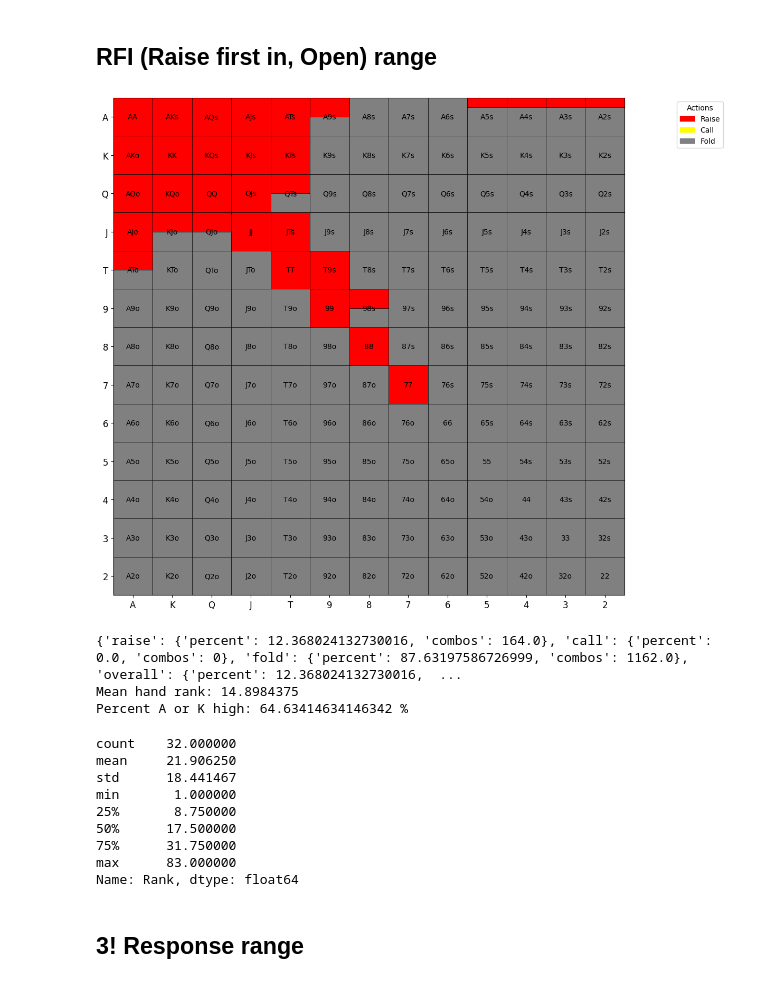
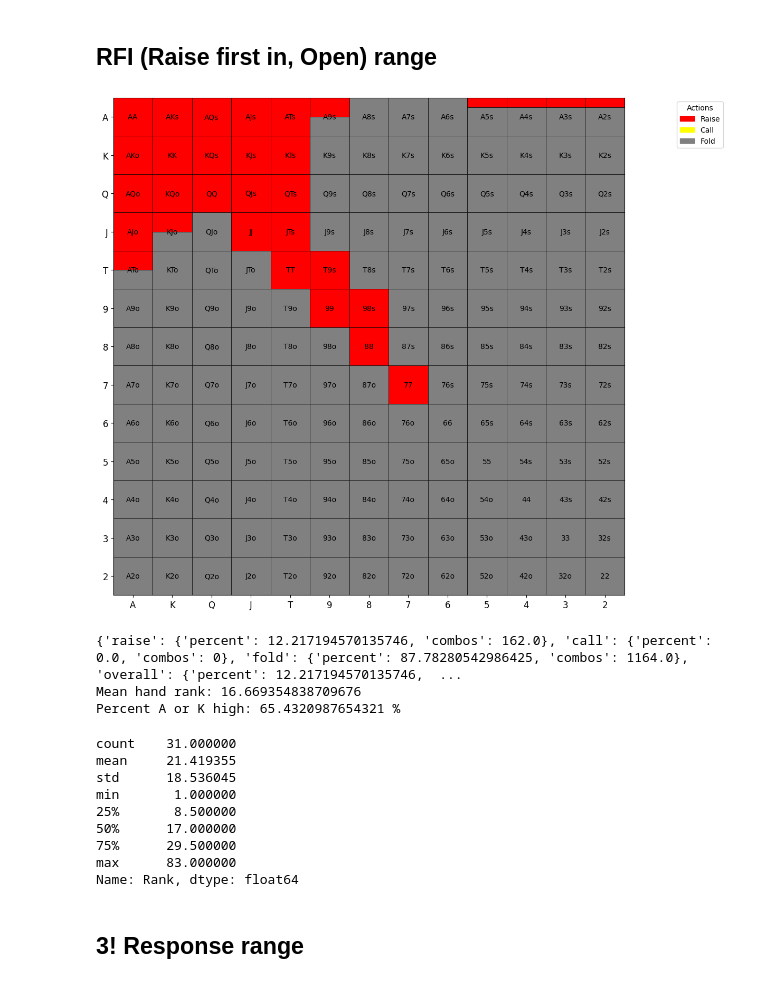
Before and after one commit to KunaalAgarwal/poker_analysis, a Jupyter notebook: src/utg_ranges.ipynb, the cells around one changed output. Drawn from its saved outputs; the diff is of its cells as text; code cells hidden in the pictures.

```diff
--- a/src/utg_ranges.ipynb
+++ b/src/utg_ranges.ipynb
@@ -67,11 +67,11 @@ rfi_range = {
     "K7o": {"raise": 0.0, "call": 0.0},
 
     "QJs": {"raise": 1.0, "call": 0.0},
-    "QTs": {"raise": 0.5, "call": 0.0},
+    "QTs": {"raise": 1.0, "call": 0.0},
     "Q9s": {"raise": 0.0, "call": 0.0},
     "Q8s": {"raise": 0.0, "call": 0.0},
 
-    "QJo": {"raise": 0.5, "call": 0.0},
+    "QJo": {"raise": 0.0, "call": 0.0},
     "QTo": {"raise": 0.0, "call": 0.0},
     "Q9o": {"raise": 0.0, "call": 0.0},
 
@@ -84,48 +84,48 @@ rfi_range = {
     "T9s": {"raise": 1.0, "call": 0.0},
     "T8s": {"raise": 0.0, "call": 0.0},
 
-    "98s": {"raise": 0.5, "call": 0.0},
+    "98s": {"raise": 1.0, "call": 0.0},
     "97s": {"raise": 0.0, "call": 0.0},
 
     "87s": {"raise": 0.0, "call": 0.0},
     "86s": {"raise": 0.0, "call": 0.0},
 
     "76s": {"raise": 0.0, "call": 0.0},
     "75s": {"raise": 0.0, "call": 0.0},
 
     "65s": {"raise": 0.0, "call": 0.0},
 
     "54s": {"raise": 0.0, "call": 0.0},
 
     "43s": {"raise": 0.0, "call": 0.0},
 
     "32s": {"raise": 0.0, "call": 0.0},
 }
 
 # Visualize the range
 rfi = range_construction.generate_range(rfi_range, '../ranges/utg_ranges/utg_rfi.png')
 rfi_distribution = range_construction.range_hand_distribution(rfi_range)
 rfi_percent_by_actions = range_construction.range_percent_by_all_actions(rfi_range)
 rfi_mean_hand_rank = range_construction.average_range_rank(rfi_range)
 
 print(rfi_percent_by_actions)
 print(f'Mean hand rank: {rfi_mean_hand_rank}')
 print(f'Percent A or K high: {range_construction.percent_range_high_card(rfi_range)} %')
 
 rfi_distribution[1].to_csv('../ranges/utg_ranges/utg_rfi_distribution.csv')
 rfi_distribution[0]
 # %% [output]
-[figure, old version]
+[figure, new version]
-{'raise': {'percent': 12.368024132730016, 'combos': 164.0}, 'call': {'percent': 0.0, 'combos': 0}, 'fold': {'percent': 87.63197586726999, 'combos': 1162.0}, 'overall': {'percent': 12.368024132730016,  ...
-Mean hand rank: 14.8984375
-Percent A or K high: 64.63414634146342 %
+{'raise': {'percent': 12.217194570135746, 'combos': 162.0}, 'call': {'percent': 0.0, 'combos': 0}, 'fold': {'percent': 87.78280542986425, 'combos': 1164.0}, 'overall': {'percent': 12.217194570135746,  ...
+Mean hand rank: 16.669354838709676
+Percent A or K high: 65.4320987654321 %
-count    32.000000
-mean     21.906250
-std      18.441467
+count    31.000000
+mean     21.419355
+std      18.536045
 min       1.000000
-25%       8.750000
-50%      17.500000
-75%      31.750000
+25%       8.500000
+50%      17.000000
+75%      29.500000
 max      83.000000
 Name: Rank, dtype: float64
 # %% [markdown]
```
Also changed, not shown: parts of 1 cell of this notebook, 4 other files.
